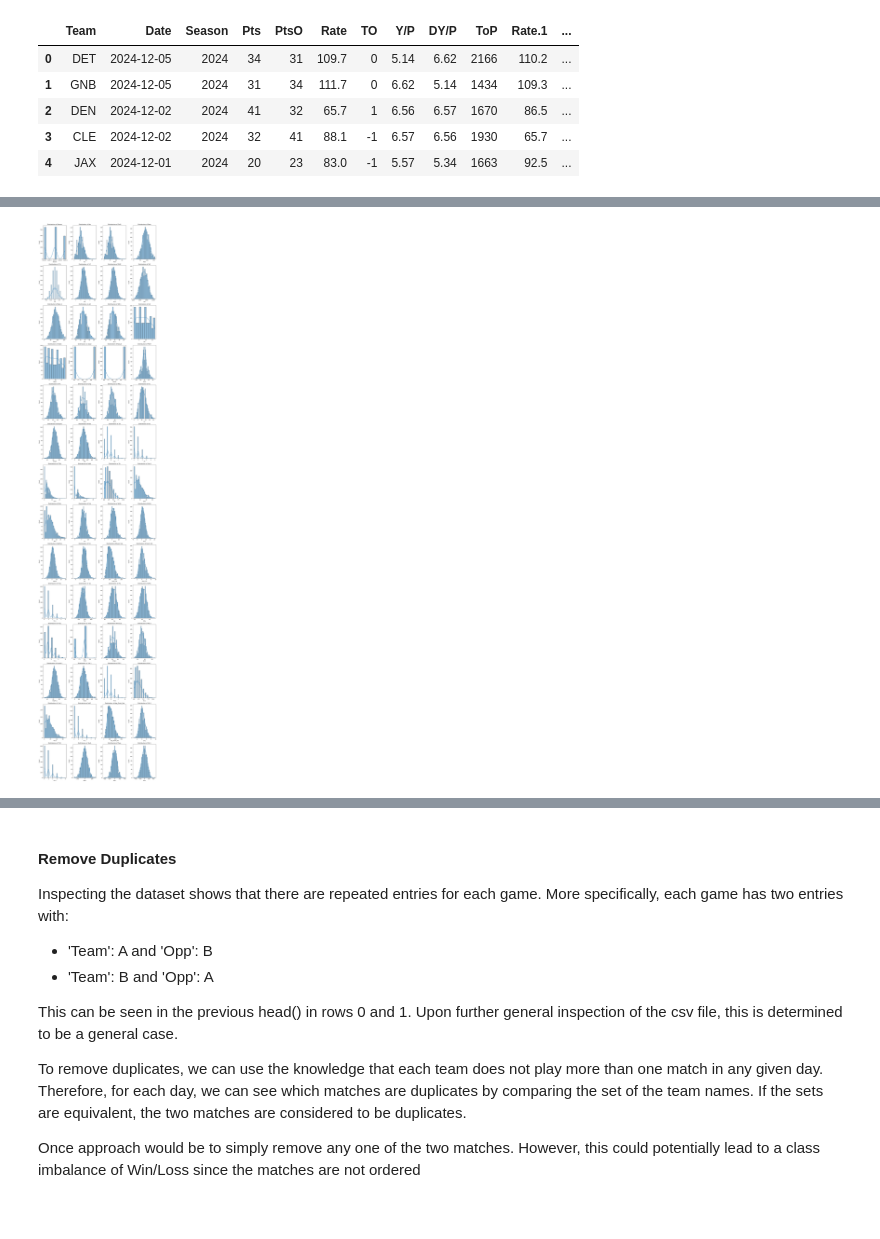
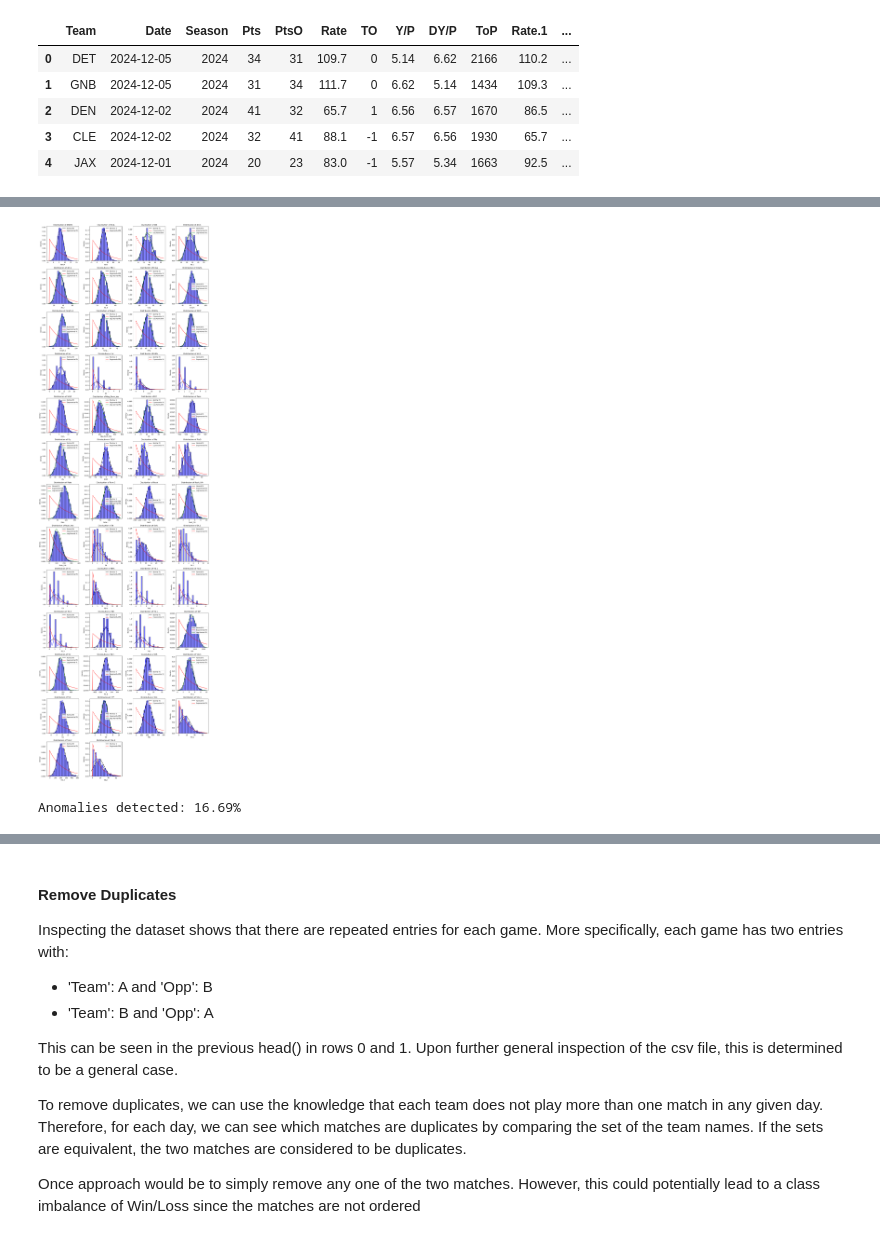
Before and after one commit to pi2chen/nfl-predictions, a Jupyter notebook: nfl_data_preprocessing.ipynb, the cells around one changed output, grey strips where cells are left out. Saved outputs shown, nothing was run; the diff lists cells and outputs as text; code cells hidden in the pictures.

```diff
--- a/nfl_data_preprocessing.ipynb
+++ b/nfl_data_preprocessing.ipynb
@@ -228,18 +248,50 @@ import seaborn as sns
-# %%
-df_numeric = df.select_dtypes(include='number')
-
-num_columns = len(df_numeric.columns)
-ncols = 4
-nrows = (num_columns // ncols) + (num_columns % ncols > 0)
-
-plt.figure(figsize=(15, 5 * nrows))
-
-for i, col in enumerate(df_numeric.columns, 1):
-	plt.subplot(nrows, ncols, i)
-	sns.histplot(df[col], kde=True)
-	plt.title(f'Distribution of {col}')
-
-plt.tight_layout()
-plt.show()
-# %% [output]
-[figure, removed]
+# %%
+exclude_columns = ['Result', 'Season', 'Time', 'Week', 'G#']
+
+def get_numeric_columns(df, exclude_columns):
+    return sorted([col for col in df.select_dtypes(include=['float64', 'int64']).columns if col not in exclude_columns])
+
+numeric_columns = get_numeric_columns(df, exclude_columns)
+# %%
+def fit_distributions(data):
+	norm_params = stats.norm.fit(data) # Normal distribution
+
+	exp_params = stats.expon.fit(data) # Exponential distribution
+
+	if (data > 0).all():
+		lognorm_params = stats.lognorm.fit(data) # Log-Normal distribution (if all > 0)
+		return norm_params, exp_params, lognorm_params, True
+	else:
+		return norm_params, exp_params, None, False
+# %%
+
+
+num_cols = 4
+num_rows = int(np.ceil(len(numeric_columns) / num_cols))
+plt.figure(figsize=(num_cols * 4, num_rows * 4))
+
+for i, col in enumerate(numeric_columns, 1):
+	data = df[col]
+	norm_params, exp_params, lognorm_params, plot_lognorm = fit_distributions(data)
+	plt.subplot(num_rows, num_cols, i)
+	sns.histplot(data, kde=True, bins=20, color='blue', stat="density")
+	xmin, xmax = plt.xlim()
+	x = np.linspace(xmin, xmax, 100)
+
+	p_norm = stats.norm.pdf(x, *norm_params) # Normal distribution
+	plt.plot(x, p_norm, 'k-', label=f'Normal fit')
+
+	p_exp = stats.expon.pdf(x, *exp_params) # Exponential distribution
+	plt.plot(x, p_exp, 'r-', label=f'Exponential fit')
+
+	if plot_lognorm:
+		p_lognorm = stats.lognorm.pdf(x, *lognorm_params) # Log-Normal distribution (if all > 0)
+		plt.plot(x, p_lognorm, 'g-', label=f'Log-Normal fit')
+
+	plt.title(f'Distribution of {col}')
+	plt.legend()
+
+plt.tight_layout()
+plt.show()
+# %% [output]
+[figure, added]
@@ -245,0 +340,5 @@ plt.show()
+# %%
+# Evaluate the proportion of anomalies detected
+print(f"Anomalies detected: {final_anomalies.mean() * 100:.2f}%")
+# %% [output]
+Anomalies detected: 16.69%
```
Also changed, not shown: parts of 13 cells of this notebook, 1 other file.
